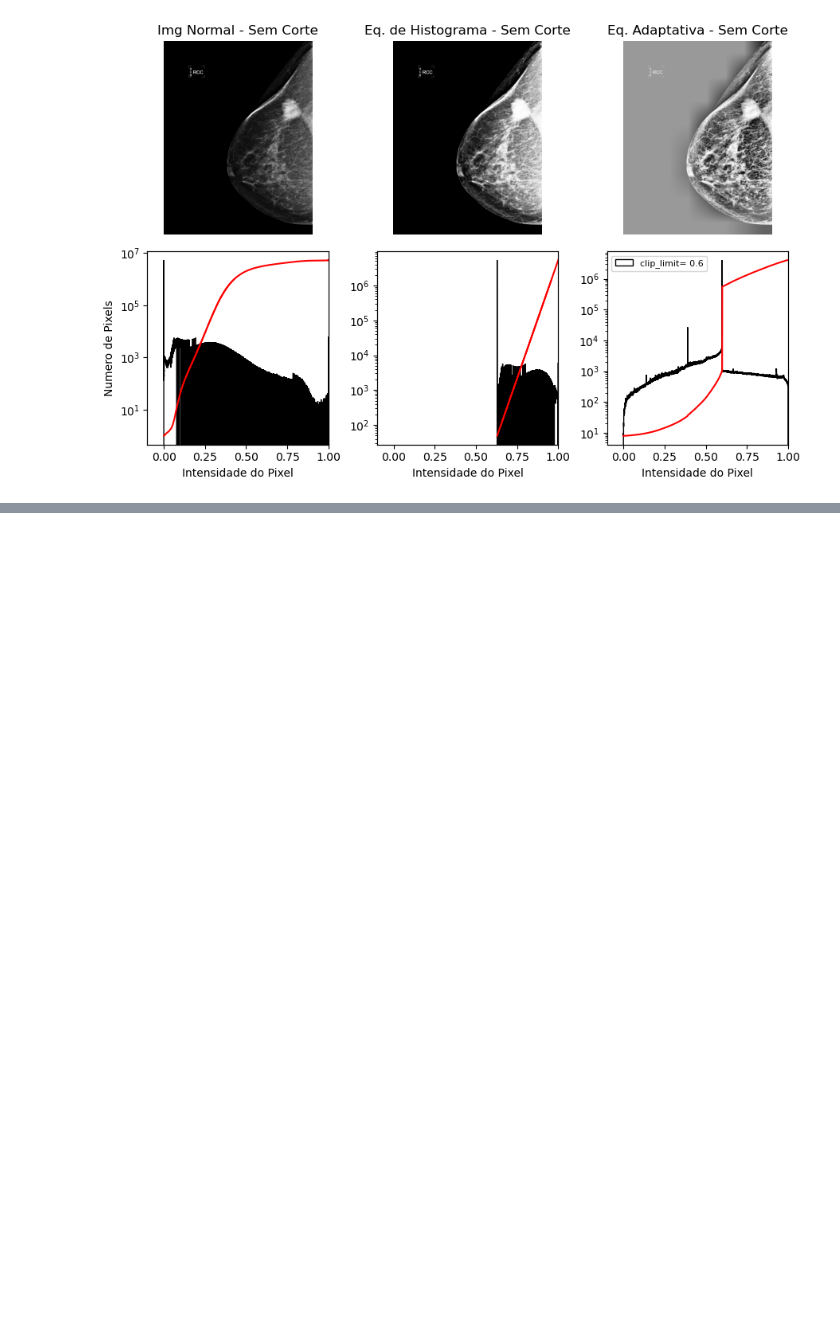
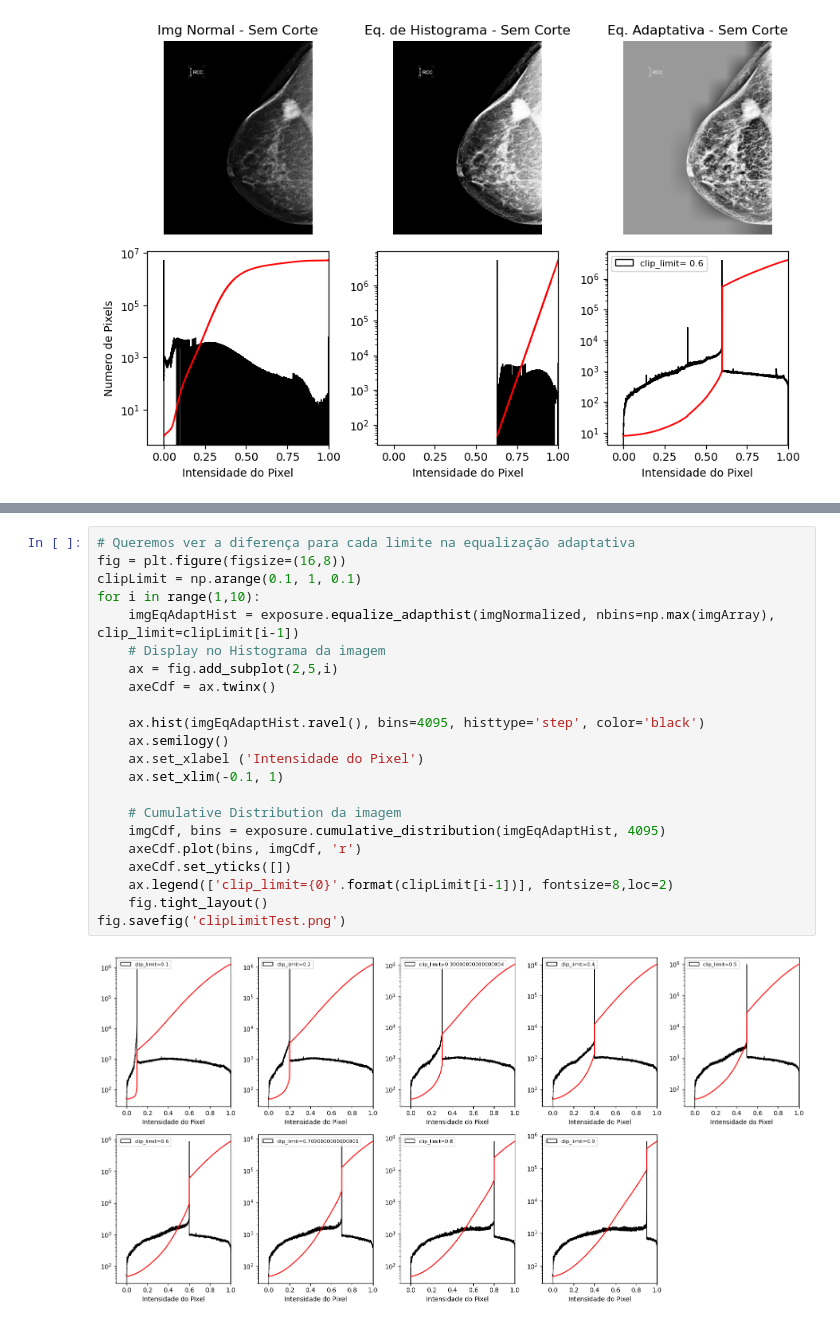
Before and after one commit to lukasmachado20/ProjetoITI, a Jupyter notebook: equalizacao_histogramas.ipynb, the cells around one changed output, grey strips where cells are left out. Drawn from its saved outputs; the diff is of its cells as text; blank space fills up the shorter version.

```diff
--- a/equalizacao_histogramas.ipynb
+++ b/equalizacao_histogramas.ipynb
@@ -81,0 +84,24 @@ plt.show()
+# %%
+# Queremos ver a diferença para cada limite na equalização adaptativa
+fig = plt.figure(figsize=(16,8))
+clipLimit = np.arange(0.1, 1, 0.1)
+for i in range(1,10):
+    imgEqAdaptHist = exposure.equalize_adapthist(imgNormalized, nbins=np.max(imgArray), clip_limit=clipLimit[i-1])
+    # Display no Histograma da imagem
+    ax = fig.add_subplot(2,5,i)
+    axeCdf = ax.twinx()
+
+    ax.hist(imgEqAdaptHist.ravel(), bins=4095, histtype='step', color='black')
+    ax.semilogy()
+    ax.set_xlabel ('Intensidade do Pixel')
+    ax.set_xlim(-0.1, 1)
+
+    # Cumulative Distribution da imagem
+    imgCdf, bins = exposure.cumulative_distribution(imgEqAdaptHist, 4095)
+    axeCdf.plot(bins, imgCdf, 'r')
+    axeCdf.set_yticks([])
+    ax.legend(['clip_limit={0}'.format(clipLimit[i-1])], fontsize=8,loc=2)
+    fig.tight_layout()
+fig.savefig('clipLimitTest.png')
+# %% [output]
+[figure, added]
```
Also changed, not shown: parts of 3 cells of this notebook, 2 other files.
